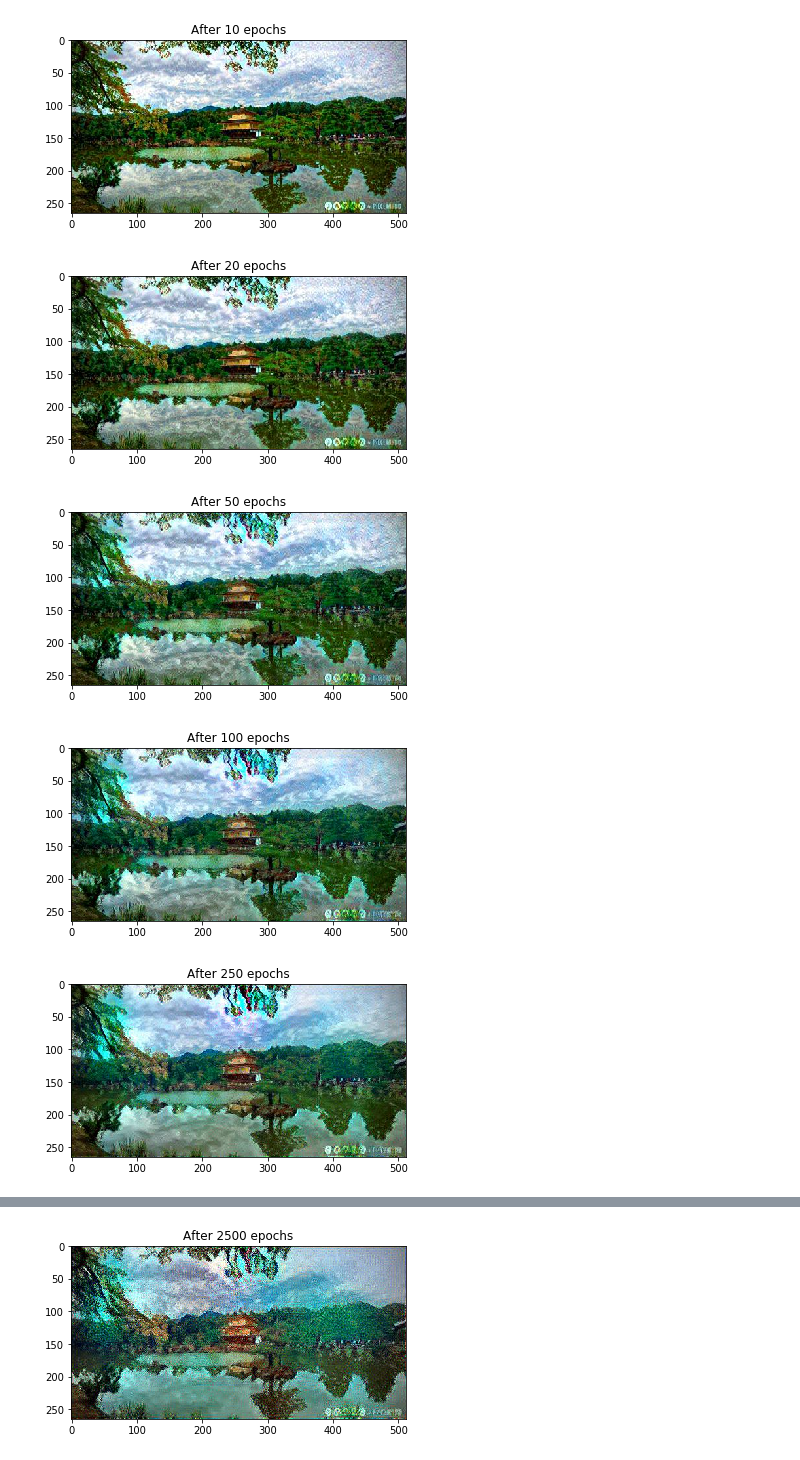
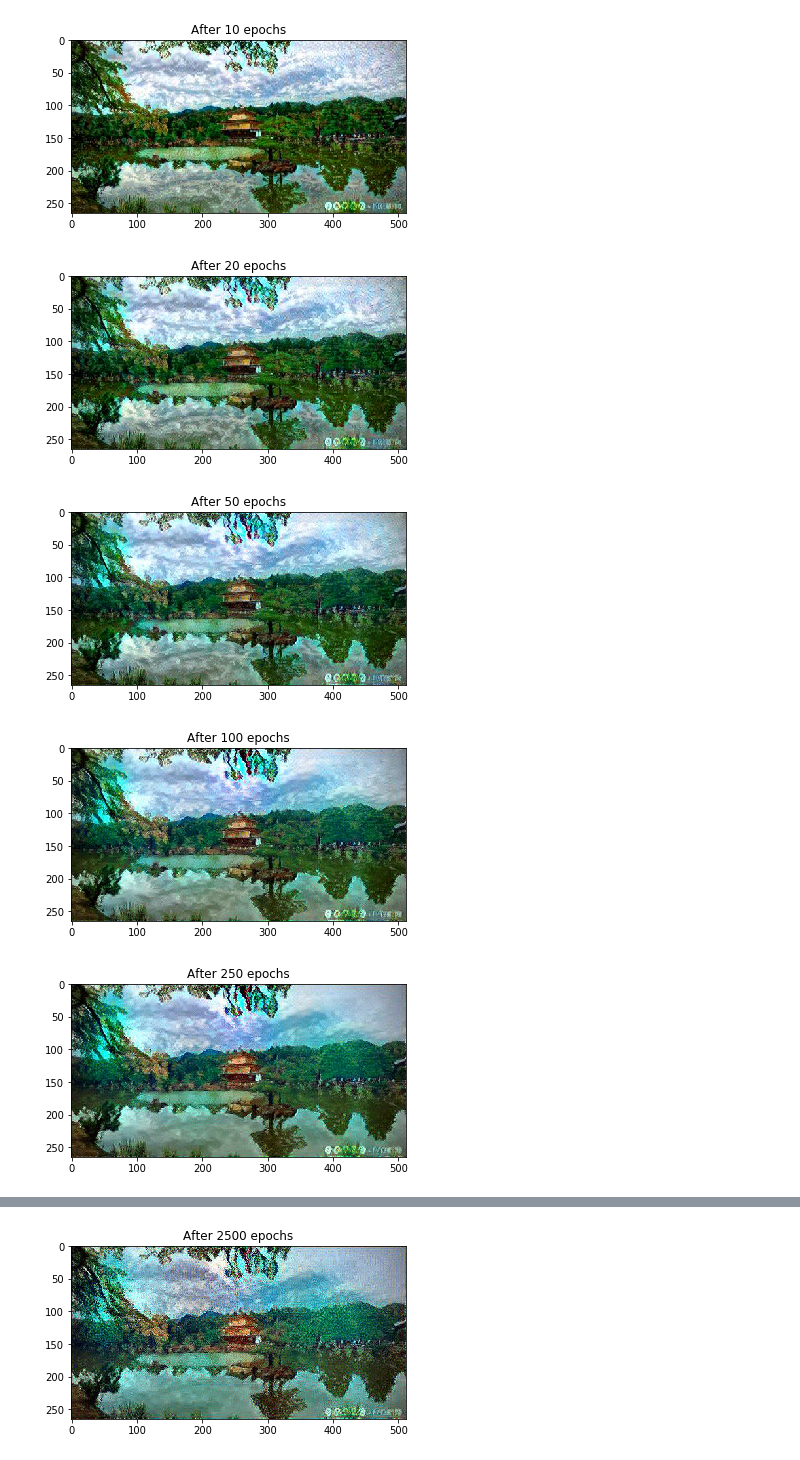
Before and after one commit to Apexinsideapex/MyelinFoundryChallenge, a Jupyter notebook: NeuralStyleTransfer-With-Color-Transfer.ipynb, the cells around one changed output, grey strips where cells are left out. Saved outputs shown, nothing was run; the diff lists cells and outputs as text; code cells hidden in the pictures.

```diff
--- a/NeuralStyleTransfer-With-Color-Transfer.ipynb
+++ b/NeuralStyleTransfer-With-Color-Transfer.ipynb
@@ -223,19 +223,19 @@ imshow(load_img('Epoch 2.jpg'),"After 10 epochs")
 # %% [output]
 [figure]
 # %%
-imshow(load_img('Epoch 3.jpg'),"After 20 epochs")
+imshow(load_img('./images/Epoch 2.jpg'),"After 20 epochs")
 # %% [output]
-[figure, old version]
+[figure, new version]
 # %%
-imshow(load_img('Epoch 4.jpg'),"After 50 epochs")
+imshow(load_img('./images/Epoch 3.jpg'),"After 50 epochs")
 # %% [output]
-[figure, old version]
+[figure, new version]
 # %%
-imshow(load_img('Epoch 5.jpg'),"After 100 epochs")
+imshow(load_img('./images/Epoch 4.jpg'),"After 100 epochs")
 # %% [output]
-[figure, old version]
+[figure, new version]
 # %%
-imshow(load_img('Epoch 6.jpg'),"After 250 epochs")
+imshow(load_img('./images/Epoch 5.jpg'),"After 250 epochs")
 # %% [output]
-[figure, old version]
+[figure, new version]
 # %%
```
Also changed, not shown: parts of 10 cells of this notebook, 27 other files.
